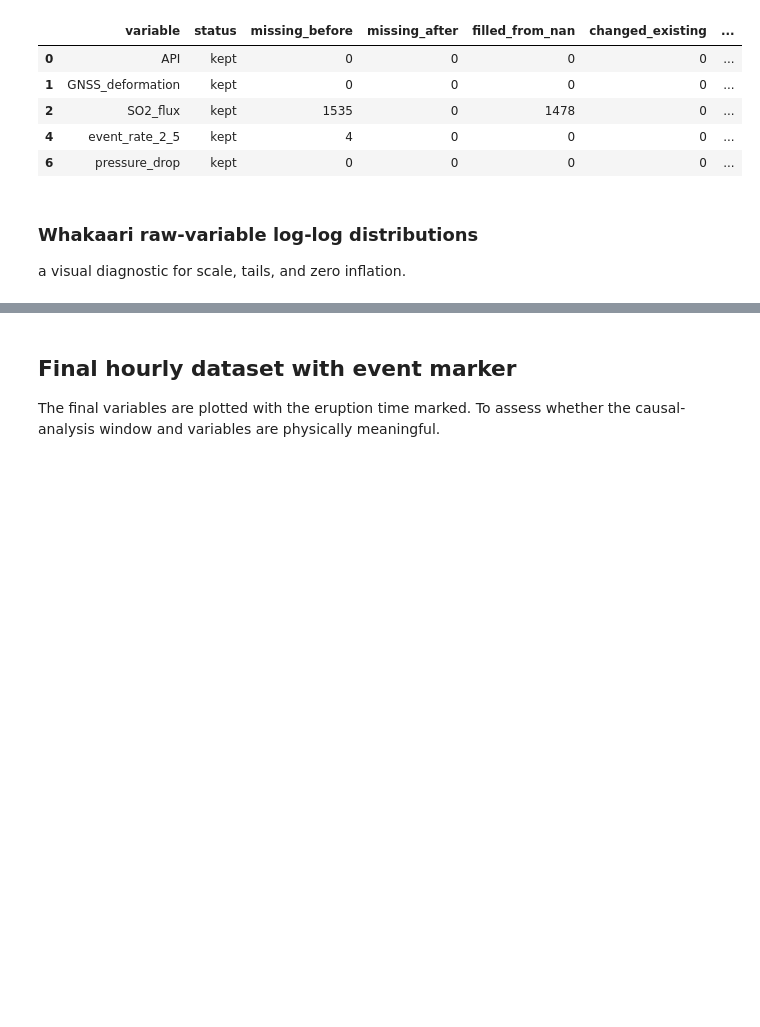
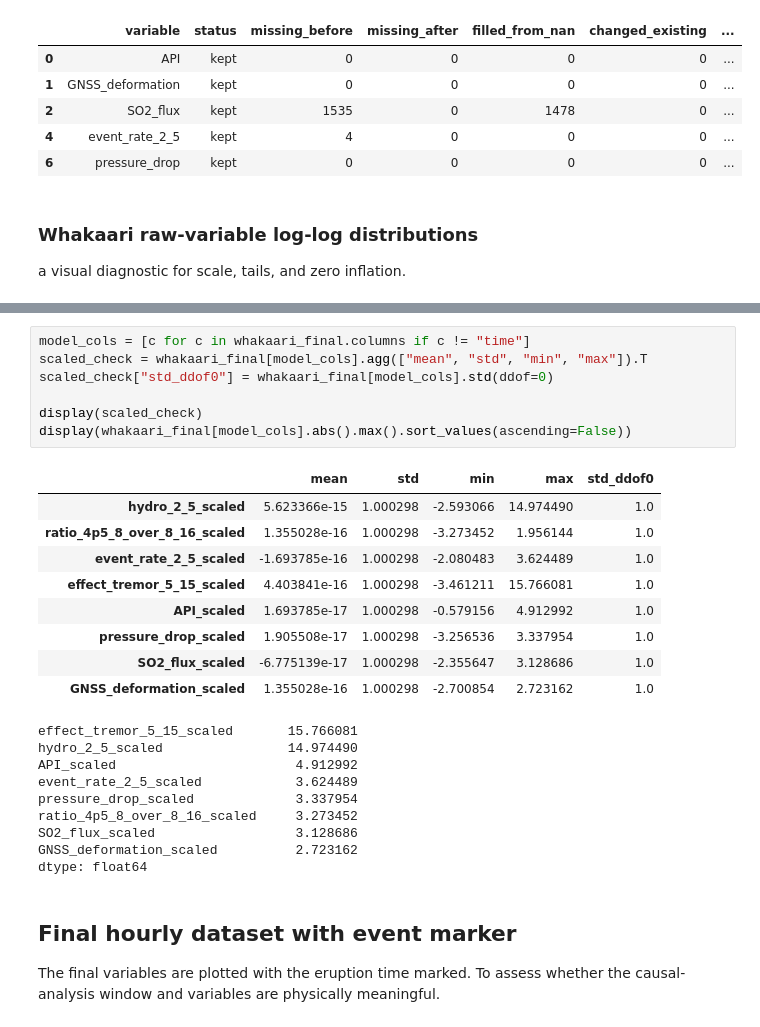
Before and after one commit to alectois/Distinguishing-Causes-and-Triggers-in-Volcanic-and-Seismic-Processes, a Jupyter notebook: notebooks/whakaari_data.ipynb, the cells around one changed output, grey strips where cells are left out. Cells and saved outputs as stored; diff of their text form; blank space fills up the shorter version.

```diff
--- a/notebooks/whakaari_data.ipynb
+++ b/notebooks/whakaari_data.ipynb
@@ -227,6 +227,32 @@ display(whakaari_loglog_report)
 | 5 | pressure_drop | 1678 | 733 | 945 | 0.436830 | 1.000000e-01 | ... |
 | 6 | SO2_flux | 1678 | 1678 | 0 | 1.000000 | 8.449100e-02 | ... |
 | 7 | GNSS_deformation | 1678 | 1678 | 0 | 1.000000 | 4.500000e-03 | ... |
+# %%
+model_cols = [c for c in whakaari_final.columns if c != "time"]
+scaled_check = whakaari_final[model_cols].agg(["mean", "std", "min", "max"]).T
+scaled_check["std_ddof0"] = whakaari_final[model_cols].std(ddof=0)
+
+display(scaled_check)
+display(whakaari_final[model_cols].abs().max().sort_values(ascending=False))
+# %% [output]
+|  | mean | std | min | max | std_ddof0 |
+| hydro_2_5_scaled | 5.623366e-15 | 1.000298 | -2.593066 | 14.974490 | 1.0 |
+| ratio_4p5_8_over_8_16_scaled | 1.355028e-16 | 1.000298 | -3.273452 | 1.956144 | 1.0 |
+| event_rate_2_5_scaled | -1.693785e-16 | 1.000298 | -2.080483 | 3.624489 | 1.0 |
+| effect_tremor_5_15_scaled | 4.403841e-16 | 1.000298 | -3.461211 | 15.766081 | 1.0 |
+| API_scaled | 1.693785e-17 | 1.000298 | -0.579156 | 4.912992 | 1.0 |
+| pressure_drop_scaled | 1.905508e-17 | 1.000298 | -3.256536 | 3.337954 | 1.0 |
+| SO2_flux_scaled | -6.775139e-17 | 1.000298 | -2.355647 | 3.128686 | 1.0 |
+| GNSS_deformation_scaled | 1.355028e-16 | 1.000298 | -2.700854 | 2.723162 | 1.0 |
+effect_tremor_5_15_scaled       15.766081
+hydro_2_5_scaled                14.974490
+API_scaled                       4.912992
+event_rate_2_5_scaled            3.624489
+pressure_drop_scaled             3.337954
+ratio_4p5_8_over_8_16_scaled     3.273452
+SO2_flux_scaled                  3.128686
+GNSS_deformation_scaled          2.723162
+dtype: float64
 # %% [markdown]
 ## Final hourly dataset with event marker
 
```
Also changed, not shown: 10 other files.
